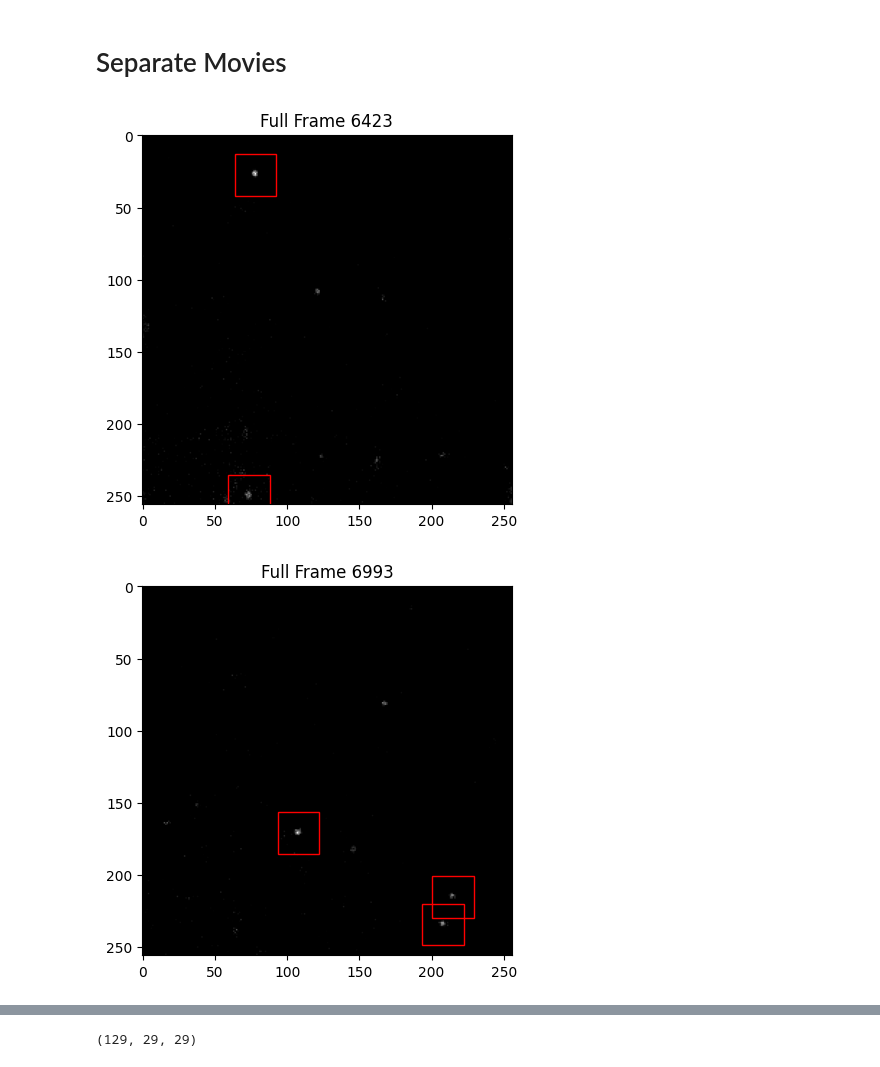
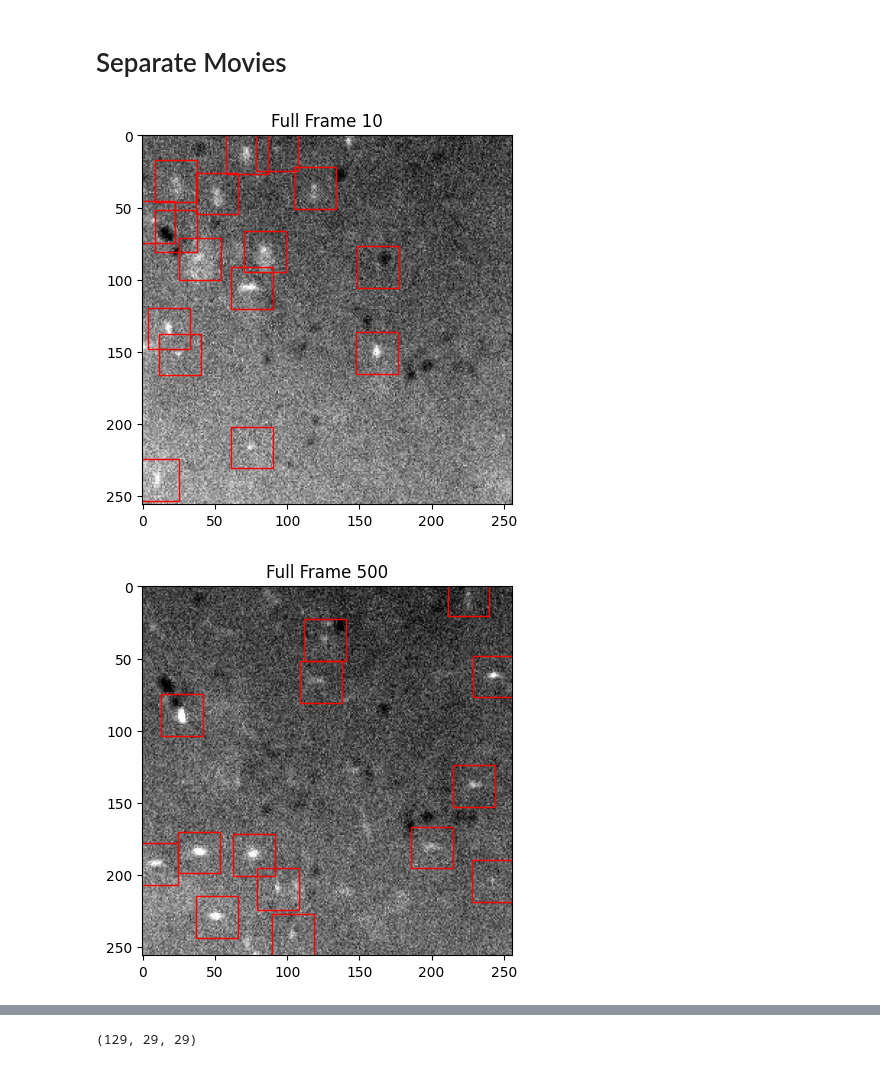
Before and after one commit to Max-Winga/Selvin-Lab-Fluorophore-Identification, a Jupyter notebook: Data_Preprocessing.ipynb, the cells around one changed output, grey strips where cells are left out. Saved outputs shown, nothing was run; the diff lists cells and outputs as text; code cells hidden in the pictures.

```diff
--- a/Data_Preprocessing.ipynb
+++ b/Data_Preprocessing.ipynb
@@ -82,14 +82,14 @@ indices = [10, 500, 1000, 2000, 4000, 6000]
 # %%
 minmass = 100000
 separation = 15
 diameter = 9
 frame_size = 29
 percentile =99.5
-# indices = [10, 500, 1000, 2000, 4000, 6000]
-indices = np.random.choice(range(7500), 3)
+indices = [10, 500, 1000, 2000, 4000, 6000]
+# indices = np.random.choice(range(7500), 3)
 
 A6_PSF_frames = get_PSF_frames(A6_568_movie, minmass, separation, diameter, frame_size, percentile, to_plot=True, movie_frames=indices)
 # A6_PSF_frames = get_PSF_frames(A6_568_movie, minmass, separation, diameter, frame_size, percentile, to_plot=False, movie_frames=False)
 # %% [output]
-[figure, old version]
+[figure, new version]
-[figure, old version]
+[figure, new version]
```
Also changed, not shown: parts of 1 cell of this notebook.
